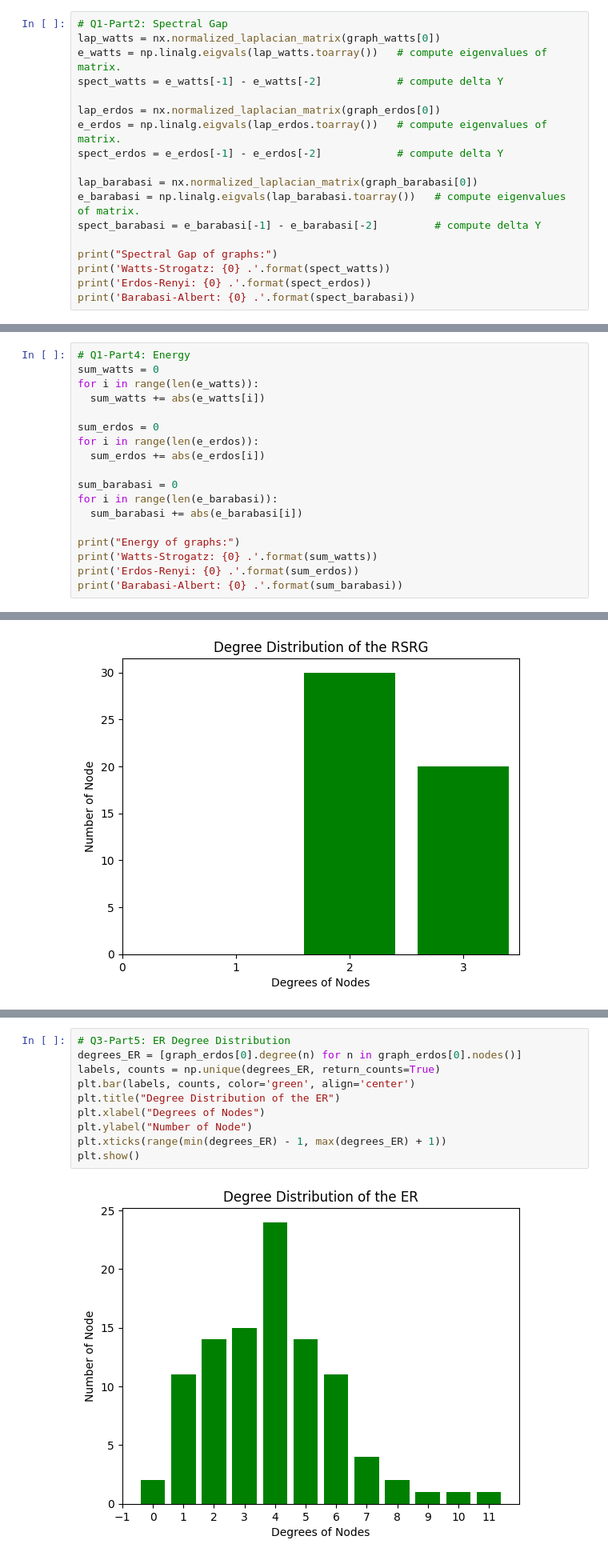
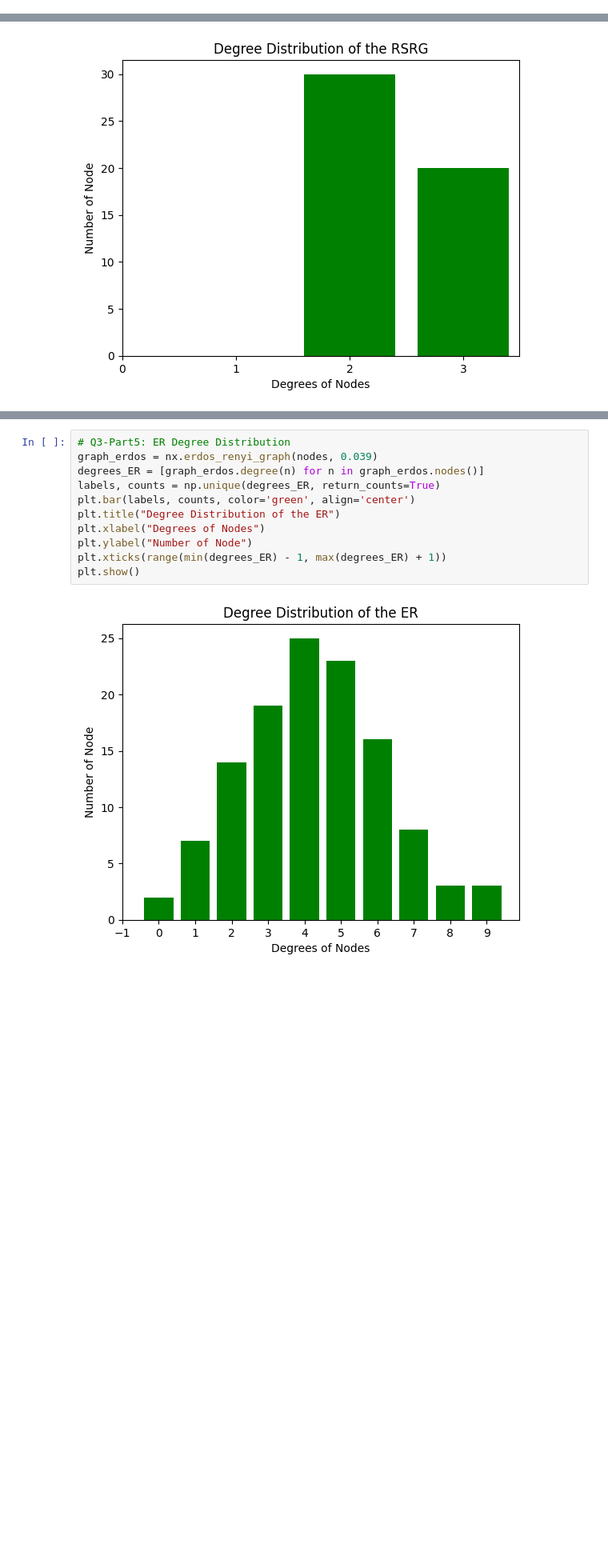
Before and after one commit to AmirEfi/Graph-Simulation, a Jupyter notebook: Simulation_Project.ipynb, the cells around one changed output, grey strips where cells are left out. Shown at 80% size. Saved outputs shown, nothing was run; the diff lists cells and outputs as text; blank space fills up the shorter version.

```diff
--- a/Simulation_Project.ipynb
+++ b/Simulation_Project.ipynb
@@ -40,18 +58,0 @@ Barabasi-Albert: 0.546359158339556 .
-# %%
-# Q1-Part2: Spectral Gap
-lap_watts = nx.normalized_laplacian_matrix(graph_watts[0])
-e_watts = np.linalg.eigvals(lap_watts.toarray())   # compute eigenvalues of matrix.
-spect_watts = e_watts[-1] - e_watts[-2]            # compute delta Y
-
-lap_erdos = nx.normalized_laplacian_matrix(graph_erdos[0])
-e_erdos = np.linalg.eigvals(lap_erdos.toarray())   # compute eigenvalues of matrix.
-spect_erdos = e_erdos[-1] - e_erdos[-2]            # compute delta Y
-
-lap_barabasi = nx.normalized_laplacian_matrix(graph_barabasi[0])
-e_barabasi = np.linalg.eigvals(lap_barabasi.toarray())   # compute eigenvalues of matrix.
-spect_barabasi = e_barabasi[-1] - e_barabasi[-2]         # compute delta Y
-
-print("Spectral Gap of graphs:")
-print('Watts-Strogatz: {0} .'.format(spect_watts))
-print('Erdos-Renyi: {0} .'.format(spect_erdos))
-print('Barabasi-Albert: {0} .'.format(spect_barabasi))
@@ -93,18 +160,0 @@ Barabasi-Albert: 1.0986122886681098 .
-# %%
-# Q1-Part4: Energy
-sum_watts = 0
-for i in range(len(e_watts)):
-  sum_watts += abs(e_watts[i])
-
-sum_erdos = 0
-for i in range(len(e_erdos)):
-  sum_erdos += abs(e_erdos[i])
-
-sum_barabasi = 0
-for i in range(len(e_barabasi)):
-  sum_barabasi += abs(e_barabasi[i])
-
-print("Energy of graphs:")
-print('Watts-Strogatz: {0} .'.format(sum_watts))
-print('Erdos-Renyi: {0} .'.format(sum_erdos))
-print('Barabasi-Albert: {0} .'.format(sum_barabasi))
@@ -424,14 +547,15 @@ Laplacian Energy: 70.65061126240352 .
 # %%
 # Q3-Part5: ER Degree Distribution
-degrees_ER = [graph_erdos[0].degree(n) for n in graph_erdos[0].nodes()]
+graph_erdos = nx.erdos_renyi_graph(nodes, 0.039)
+degrees_ER = [graph_erdos.degree(n) for n in graph_erdos.nodes()]
 labels, counts = np.unique(degrees_ER, return_counts=True)
 plt.bar(labels, counts, color='green', align='center')
 plt.title("Degree Distribution of the ER")
 plt.xlabel("Degrees of Nodes")
 plt.ylabel("Number of Node")
 plt.xticks(range(min(degrees_ER) - 1, max(degrees_ER) + 1))
 plt.show()
 # %% [output]
-[figure, old version]
+[figure, new version]
 # %%
 # Q3-Part6: ER Eigenvalues Distribution
```
Also changed, not shown: parts of 31 cells of this notebook.
